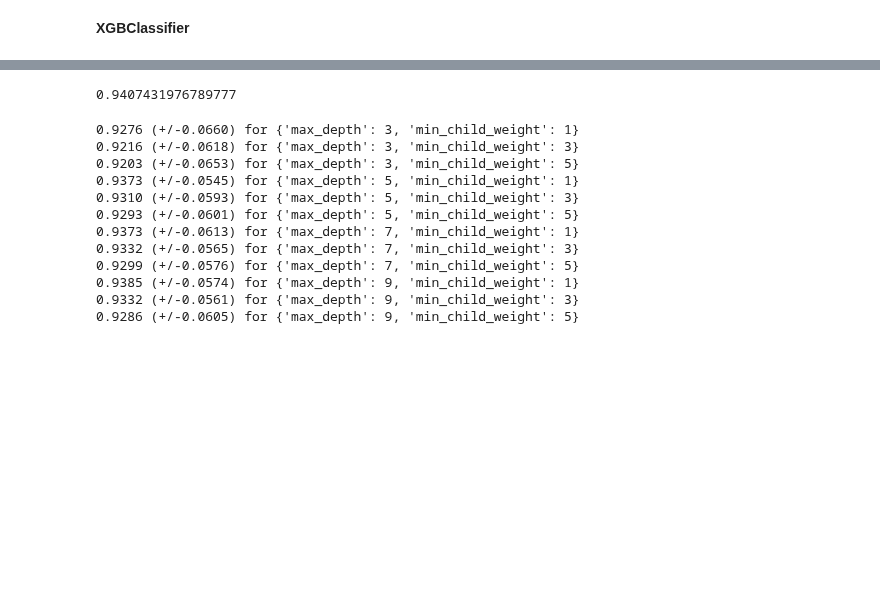
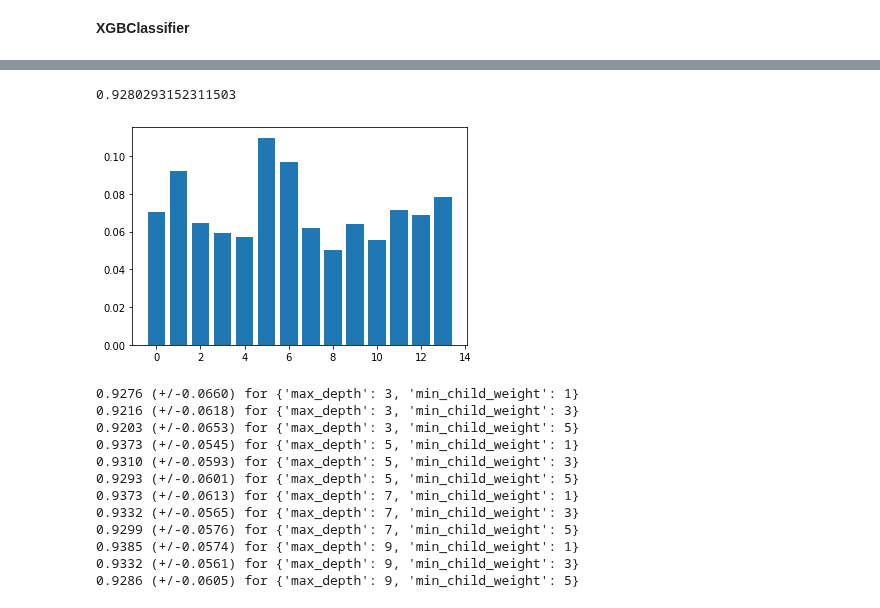
Before and after one commit to CallensToon/Machine_Learning_course_UGent_D012554_kaggle, a Jupyter notebook: Eye blinking prediction.ipynb, the cells around one changed output, grey strips where cells are left out. Drawn from its saved outputs; the diff is of its cells as text; code cells hidden in the pictures; blank space fills up the shorter version.

```diff
--- a/Eye blinking prediction.ipynb
+++ b/Eye blinking prediction.ipynb
@@ -912,3 +896,5 @@ for mean_score, std, params in zip(means, stds, grid_search.cv_results_['params'
 0.59103 (+/-0.04732) for {'C': 20, 'gamma': 100}
 # %% [markdown]
 **XGBClassifier**
+# %%
+X_train_stand.pop('P7')
@@ -915,9 +914,20 @@ for mean_score, std, params in zip(means, stds, grid_search.cv_results_['params'
 # %%
-bst = xgb.XGBClassifier(objective ='binary:logistic', learning_rate=0.01, n_estimators = 5000, max_depth = 9, min_child_weight=1, gamma=0, subsample=0.8, colsample_bytree = 1, scale_pos_weight=1)
+import xgboost as xgb
+bst = xgb.XGBClassifier(objective ='binary:logistic', learning_rate=0.01, n_estimators = 1000, max_depth = 9, min_child_weight=1, gamma=0, subsample=0.8, colsample_bytree = 1, scale_pos_weight=1)
+bst.fit(X_train_stand, y_train)
 score_auc = cross_val_score(bst, X_train_stand, y_train, scoring='roc_auc', cv=10).mean()
 print(score_auc)
 # %% [output]
-0.9407431976789777
+0.9280293152311503
+# %%
+# plot feature importance
+from xgboost import XGBClassifier
+from matplotlib import pyplot
+
+pyplot.bar(range(len(bst.feature_importances_)), bst.feature_importances_)
+pyplot.show()
+# %% [output]
+[figure, added]
 # %%
 #Tune max_depth and min_child_weight
 import xgboost as xgb
```
Also changed, not shown: parts of 4 cells of this notebook.
